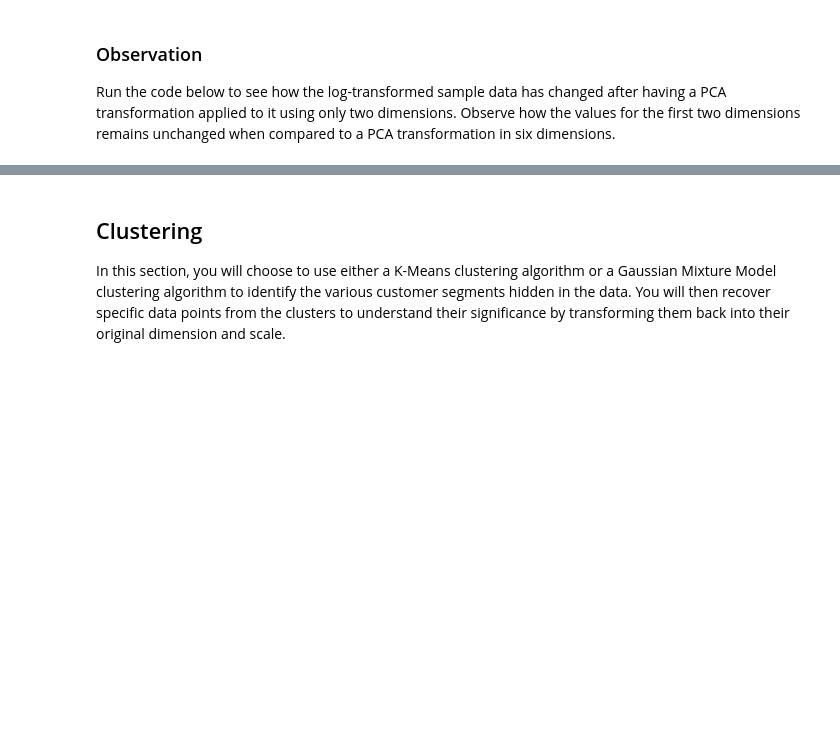
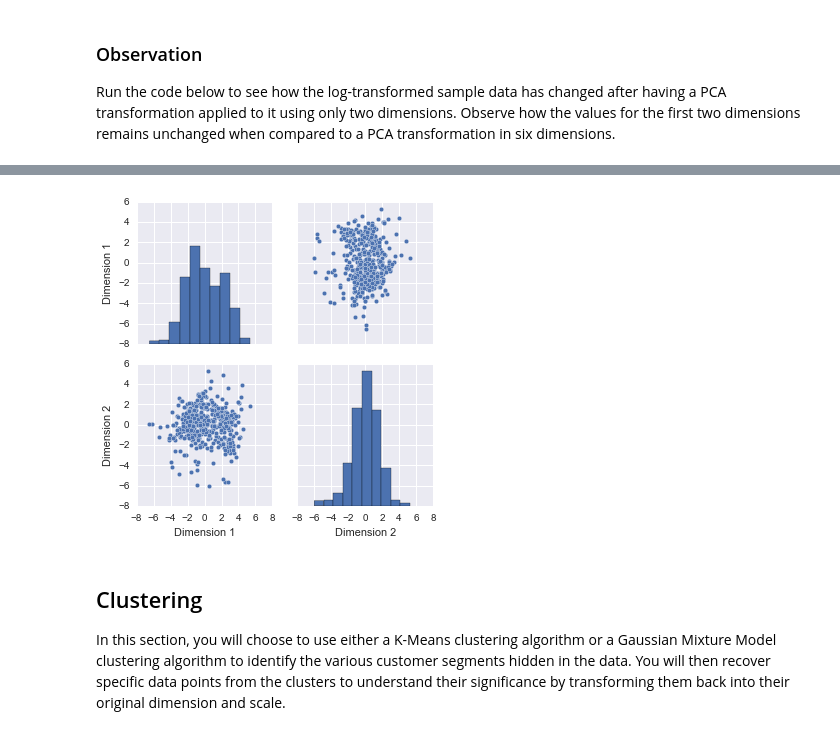
Before and after one commit to h-shib/creating_customer_segments, a Jupyter notebook: customer_segments.ipynb, the cells around one changed output, grey strips where cells are left out. Cells and saved outputs as stored; diff of their text form; code cells hidden in the pictures; blank space fills up the shorter version.

```diff
--- a/customer_segments.ipynb
+++ b/customer_segments.ipynb
@@ -400,3 +419,8 @@ display(pd.DataFrame(np.round(pca_samples, 4), columns = ['Dimension 1', 'Dimens
+# %%
+sns.pairplot(reduced_data)
+plt.show()
+# %% [output]
+[figure, added]
 # %% [markdown]
 ## Clustering
 
```
Also changed, not shown: parts of 11 cells of this notebook.
